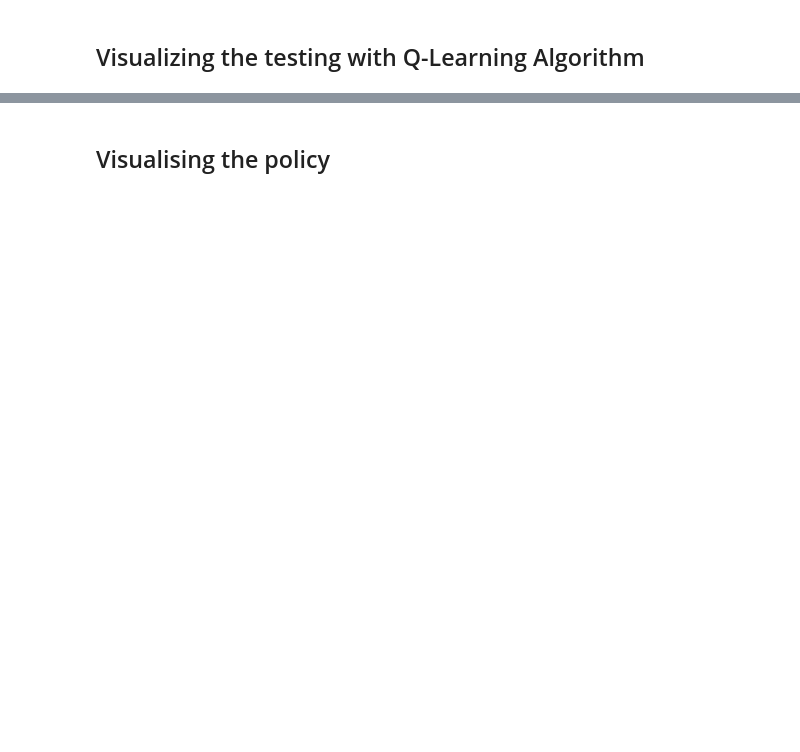
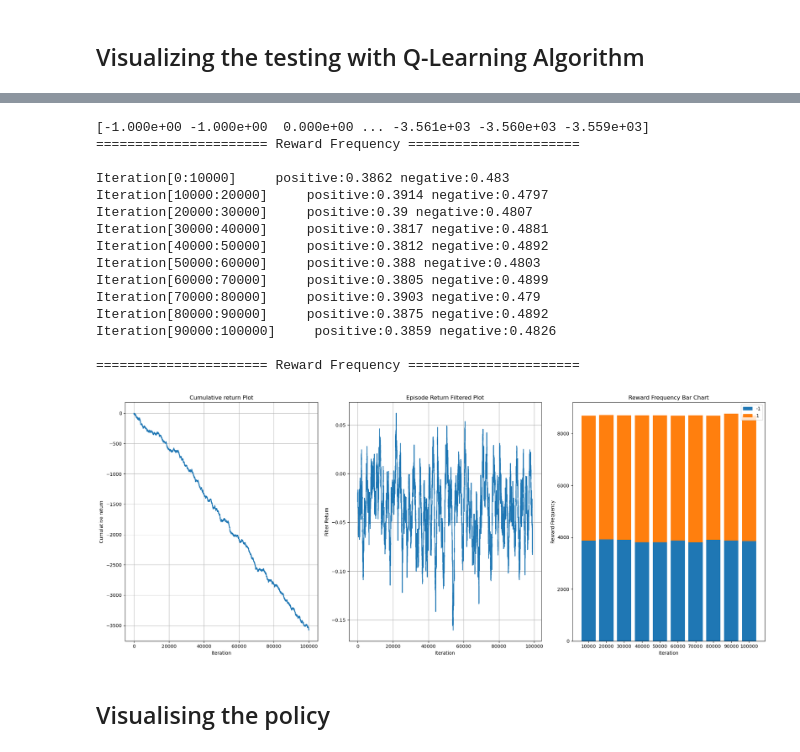
Before and after one commit to tuchapong1234/HW2-Reinforcement-Learning-on-Discrete-state-Game, a Jupyter notebook: blackjack_tutorial.ipynb, the cells around one changed output, grey strips where cells are left out. Cells and saved outputs as stored; diff of their text form; code cells hidden in the pictures; blank space fills up the shorter version.

```diff
--- a/blackjack_tutorial.ipynb
+++ b/blackjack_tutorial.ipynb
@@ -194,3 +570,24 @@ the n_episodes by 10x and lower the learning_rate (e.g. to 0.001).
+# %%
+Testing_Q_Learning_Culmulative_Return_np, Testing_Q_Learning_reward_moving_average = reward_plot(n_episodes, 10, env.return_queue)
+Testing_Culmulative_Return_ls.append(Testing_Q_Learning_Culmulative_Return_np)
+Testing_reward_moving_average_ls.append(Testing_Q_Learning_reward_moving_average)
+# %% [output]
+[-1.000e+00 -1.000e+00  0.000e+00 ... -3.561e+03 -3.560e+03 -3.559e+03]
+====================== Reward Frequency ======================
+
+Iteration[0:10000]     positive:0.3862 negative:0.483
+Iteration[10000:20000]     positive:0.3914 negative:0.4797
+Iteration[20000:30000]     positive:0.39 negative:0.4807
+Iteration[30000:40000]     positive:0.3817 negative:0.4881
+Iteration[40000:50000]     positive:0.3812 negative:0.4892
+Iteration[50000:60000]     positive:0.388 negative:0.4803
+Iteration[60000:70000]     positive:0.3805 negative:0.4899
+Iteration[70000:80000]     positive:0.3903 negative:0.479
+Iteration[80000:90000]     positive:0.3875 negative:0.4892
+Iteration[90000:100000]     positive:0.3859 negative:0.4826
+
+====================== Reward Frequency ======================
+[figure, added]
 # %% [markdown]
 ## Visualising the policy
 # %% [markdown]
```
Also changed, not shown: parts of 56 cells of this notebook, 4 other files.
